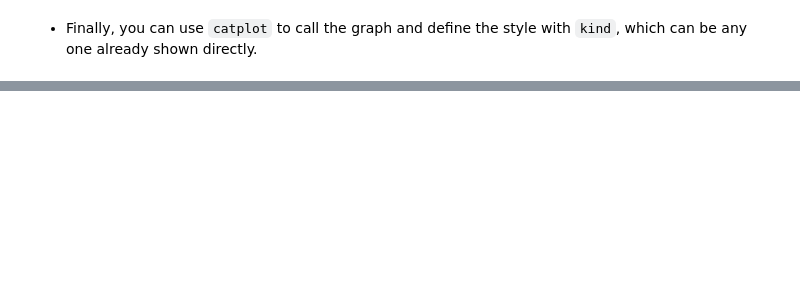
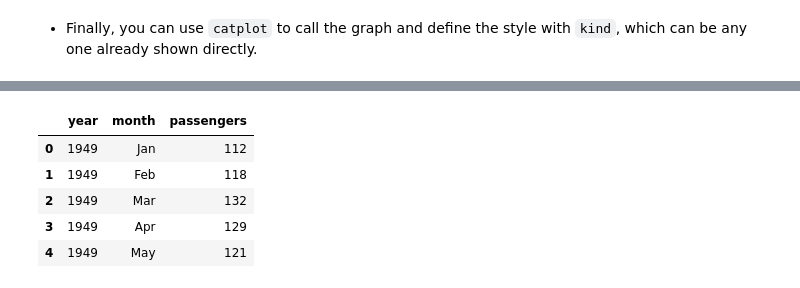
Before and after one commit to Lizaa-sm/python_to_DS, a Jupyter notebook: Python_Seaborn/Seaborn_II.ipynb, the cells around one changed output, grey strips where cells are left out. Saved outputs shown, nothing was run; the diff lists cells and outputs as text; code cells hidden in the pictures; blank space fills up the shorter version.

```diff
--- a/Python_Seaborn/Seaborn_II.ipynb
+++ b/Python_Seaborn/Seaborn_II.ipynb
@@ -62,0 +67,8 @@ sns.catplot(x= 'day', y='total_bill', data=tips, kind='bar', color= 'pink')
+# %%
+import seaborn as sns
+%matplotlib inline
+
+tips = sns.load_dataset('tips')
+# loads the built-in dataset "flights", which contains airline passenger counts by month and year.
+flights = sns.load_dataset('flights')
+tips.head()
@@ -62,0 +82,9 @@ sns.catplot(x= 'day', y='total_bill', data=tips, kind='bar', color= 'pink')
+# %%
+flights.head()
+# %% [output]
+|  | year | month | passengers |
+| 0 | 1949 | Jan | 112 |
+| 1 | 1949 | Feb | 118 |
+| 2 | 1949 | Mar | 132 |
+| 3 | 1949 | Apr | 129 |
+| 4 | 1949 | May | 121 |
```
Also changed, not shown: parts of 7 cells of this notebook.
